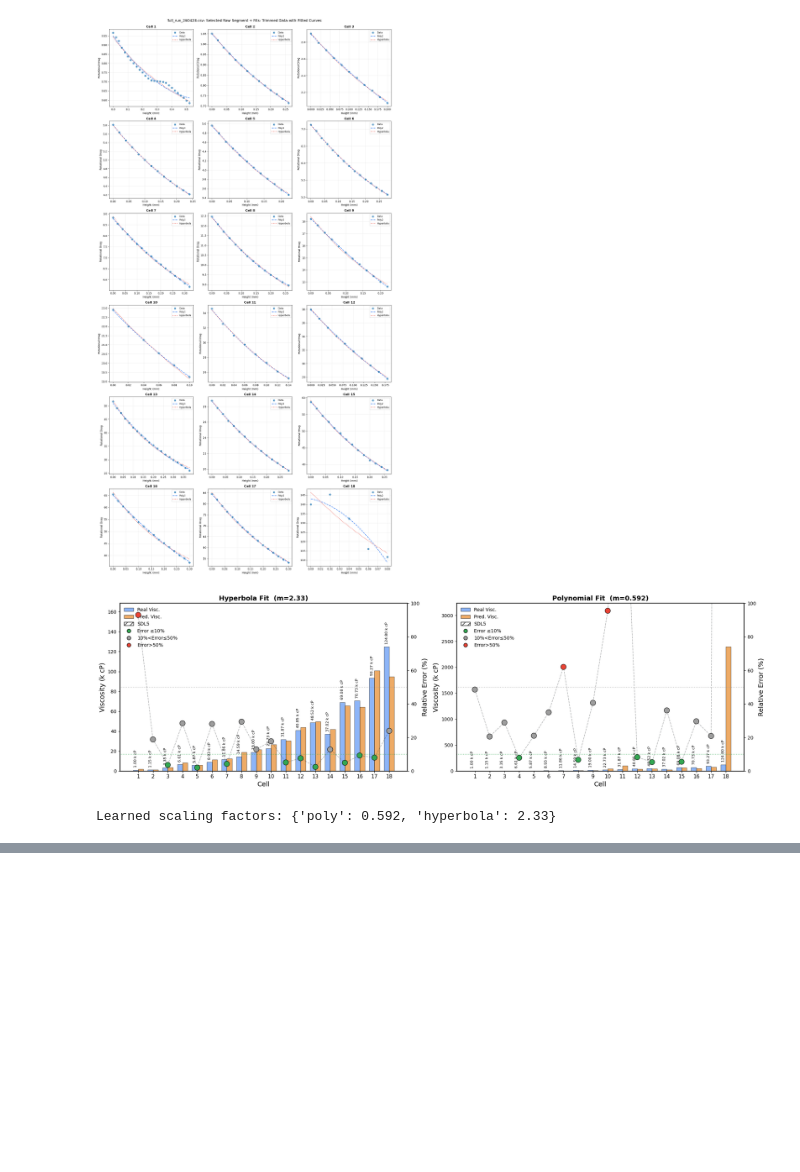
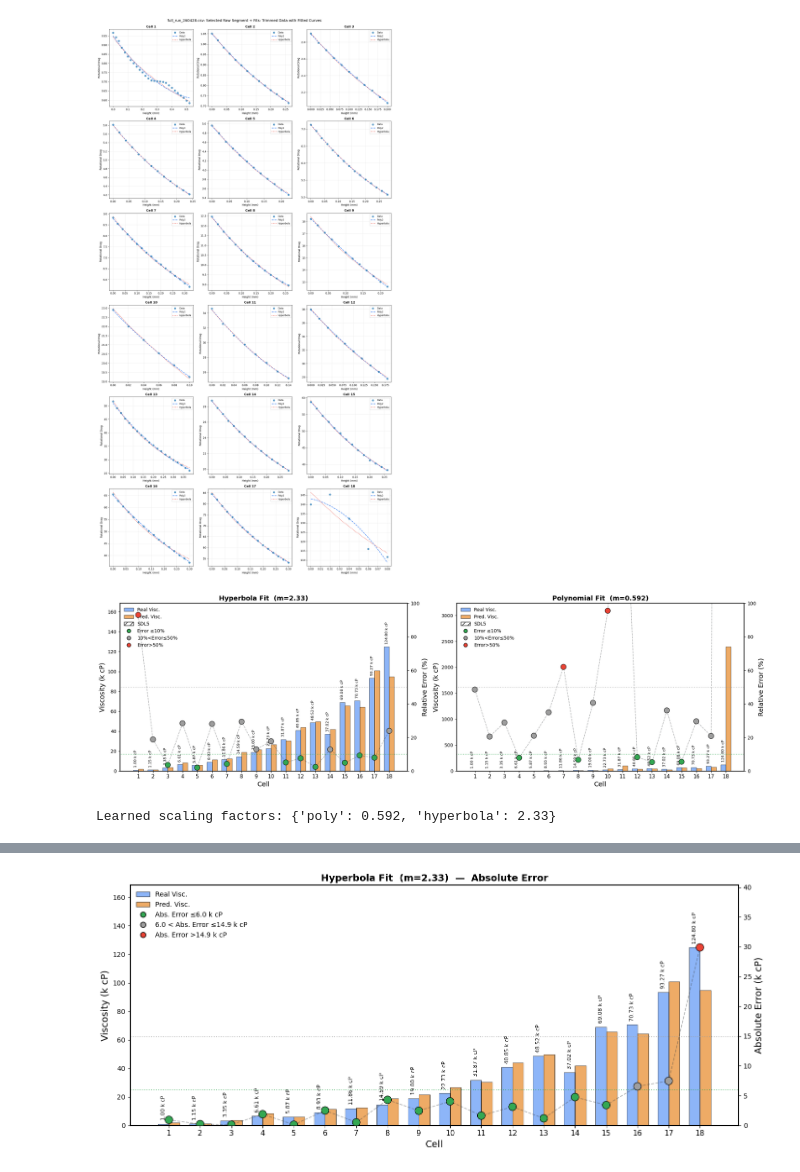
Before and after one commit to AC-Formulations-SDL5/Automated_Viscometry, a Jupyter notebook: results/Auto-runs/full_run_2.ipynb, the cells around one changed output, grey strips where cells are left out. Drawn from its saved outputs; the diff is of its cells as text; code cells hidden in the pictures; blank space fills up the shorter version.

```diff
--- a/results/Auto-runs/full_run_2.ipynb
+++ b/results/Auto-runs/full_run_2.ipynb
@@ -118,3 +118,80 @@ display(pred_df)
 | 15 | 16 | 84.033605 | 27.543514 | 70730 | 49.747894 | 64.176389 | 29.665072 | ... |
 | 16 | 17 | 124.623599 | 43.235067 | 93270 | 73.777171 | 100.737707 | 20.899356 | ... |
 | 17 | 18 | -4044.642857 | 40.734932 | 124800 | 2394.428571 | 94.912391 | 1818.612637 | ... |
+# %%
+import numpy as np
+import matplotlib.pyplot as plt
+from matplotlib.lines import Line2D
+from matplotlib.patches import Patch
+
+df_pred = pipeline_out['predictions'].copy()
+all_pred = df_pred.dropna(subset=["predicted_visc_hyp", "real_viscosity_kcp"], how="any").copy()
+
+cells = all_pred["cell"].astype(int).to_numpy()
+real = all_pred["real_viscosity_kcp"].to_numpy(float)
+pred_hyp = all_pred["predicted_visc_hyp"].to_numpy(float)
+abs_err_hyp = np.abs(real - pred_hyp)  # absolute error in k cP
+
+prov = all_pred["provider"].fillna("").astype(str).str.lower().to_numpy() if "provider" in all_pred.columns else np.array([""] * len(all_pred))
+
+x = np.arange(len(cells))
+bw = 0.35
+
+fig, ax = plt.subplots(figsize=(14, 6))
+
+has_real = ~np.isnan(real)
+for i in range(len(cells)):
+    h = "//" if prov[i] == "sdl5" else None
+    if has_real[i]:
+        ax.bar(x[i] - bw / 2, real[i], bw, color="#4285F4", alpha=0.6, hatch=h, edgecolor="k", lw=0.8)
+    ax.bar(x[i] + bw / 2, pred_hyp[i], bw, color="#E37400", alpha=0.6, hatch=h, edgecolor="k", lw=0.8)
+
+y_max = max(
+    float(np.nanmax(real[has_real])) if has_real.any() else 0.0,
+    float(np.nanmax(pred_hyp)) if pred_hyp.size else 0.0,
+    1e-9,
+)
+
+for i in range(len(cells)):
+    if not has_real[i]:
+        continue
+    ax.text(x[i] - bw / 2, real[i] + y_max * 0.02, f"{real[i]:.2f} k cP",
+            ha="center", va="bottom", fontsize=8, rotation=90)
+
+ax.set_ylabel("Viscosity (k cP)", fontsize=14)
+ax.set_xlabel("Cell", fontsize=14)
+ax.set_xticks(x)
+ax.set_xticklabels(cells, fontsize=11)
+ax.set_ylim(0, y_max * 1.35)
+ax.grid(False)
+m_hyp = pipeline_out['scales']['hyperbola']
+ax.set_title(f"Hyperbola Fit  (m={m_hyp})  —  Absolute Error", fontsize=14, fontweight="bold")
+
+ax2 = ax.twinx()
+err_max = float(np.nanmax(abs_err_hyp)) if abs_err_hyp.size else 1.0
+thr1 = err_max * 0.20
+thr2 = err_max * 0.50
+colors = ["#34A853" if e <= thr1 else "#9E9E9E" if e <= thr2 else "#EA4335" for e in abs_err_hyp]
+ax2.scatter(x, abs_err_hyp, color=colors, s=130, zorder=5, edgecolor="k", lw=0.8)
+ax2.plot(x, abs_err_hyp, color="#3C4043", lw=1.2, linestyle="--", alpha=0.4)
+ax2.set_ylabel("Absolute Error (k cP)", fontsize=14)
+ax2.axhline(thr1, color="#34A853", linestyle=":", lw=1.3, alpha=0.7)
+ax2.axhline(thr2, color="#9E9E9E", linestyle=":", lw=1.3, alpha=0.7)
+ax2.set_ylim(0, err_max * 1.35)
+
+leg = [
+    Patch(facecolor="#4285F4", alpha=0.6, edgecolor="k", label="Real Visc."),
+    Patch(facecolor="#E37400", alpha=0.6, edgecolor="k", label="Pred. Visc."),
+    Line2D([0], [0], marker="o", color="w", markerfacecolor="#34A853", markeredgecolor="k", markersize=8, label=f"Abs. Error ≤{thr1:.1f} k cP"),
+    Line2D([0], [0], marker="o", color="w", markerfacecolor="#9E9E9E", markeredgecolor="k", markersize=8, label=f"{thr1:.1f} < Abs. Error ≤{thr2:.1f} k cP"),
+    Line2D([0], [0], marker="o", color="w", markerfacecolor="#EA4335", markeredgecolor="k", markersize=8, label=f"Abs. Error >{thr2:.1f} k cP"),
+]
+ax.legend(handles=leg, fontsize=10, frameon=False)
+
+for sp in ax.spines.values():
+    sp.set_linewidth(1.5)
+
+plt.tight_layout()
+plt.show()
+# %% [output]
+[figure, added]
```
